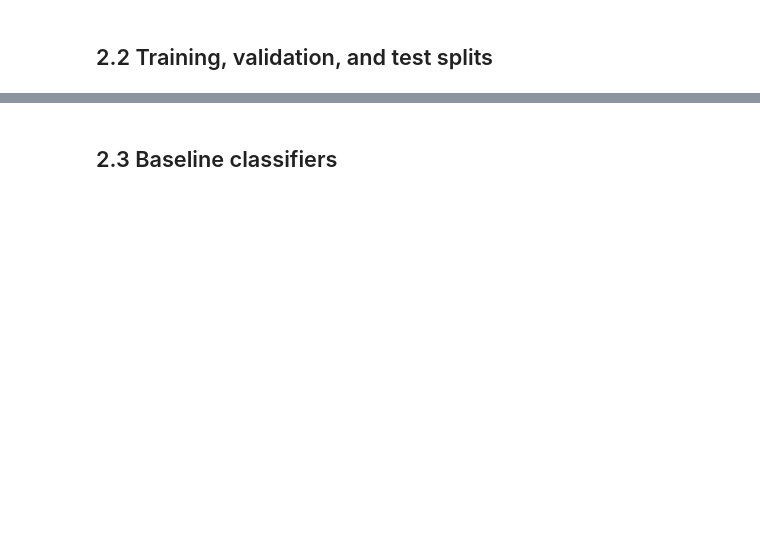
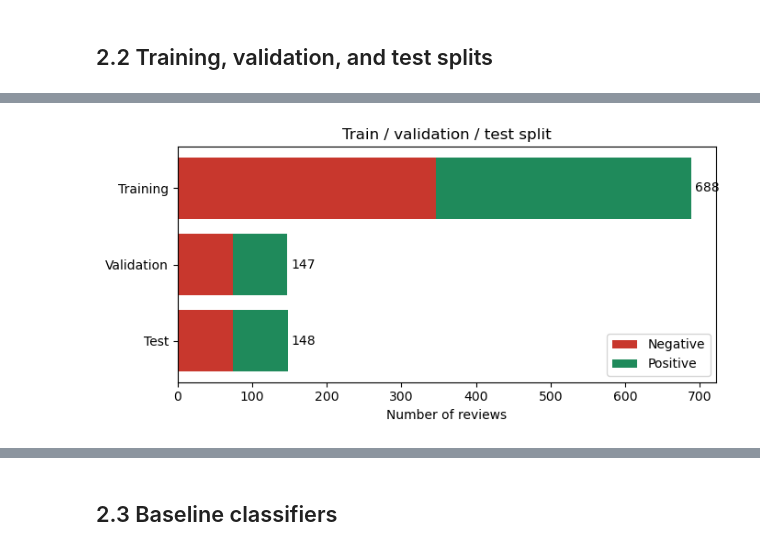
Before and after one commit to xahiru/PT22026, a Jupyter notebook: ali081/sentiment_analysis.ipynb, the cells around one changed output, grey strips where cells are left out. Cells and saved outputs as stored; diff of their text form; code cells hidden in the pictures; blank space fills up the shorter version.

```diff
--- a/ali081/sentiment_analysis.ipynb
+++ b/ali081/sentiment_analysis.ipynb
@@ -255,0 +405,98 @@ All three datasets saved.
+# %%
+import json
+
+import matplotlib.pyplot as plt
+import pandas as pd
+from sklearn.model_selection import train_test_split
+
+SEED = 42
+TRAIN_SIZE = 0.70
+VAL_SIZE = 0.15
+TEST_SIZE = 0.15
+
+assert abs(TRAIN_SIZE + VAL_SIZE + TEST_SIZE - 1.0) < 1e-9, "Split sizes must add up to 1."
+assert clean_df["review_key"].is_unique, "Duplicate review keys found: clean the data first."
+
+# Reserve part of the data for validation and testing.
+train_df, remaining_df = train_test_split(
+    clean_df,
+    test_size=VAL_SIZE + TEST_SIZE,
+    random_state=SEED,
+    stratify=clean_df["label"],
+)
+
+# Divide the remainder into validation and test sets.
+val_df, test_df = train_test_split(
+    remaining_df,
+    test_size=TEST_SIZE / (VAL_SIZE + TEST_SIZE),
+    random_state=SEED,
+    stratify=remaining_df["label"],
+)
+
+train_df = train_df.reset_index(drop=True)
+val_df = val_df.reset_index(drop=True)
+test_df = test_df.reset_index(drop=True)
+
+parts = [("Training", train_df), ("Validation", val_df), ("Test", test_df)]
+
+#checks
+assert len(train_df) + len(val_df) + len(test_df) == len(clean_df), \
+    "Some reviews were lost or duplicated during the split."
+
+train_keys = set(train_df["review_key"])
+val_keys = set(val_df["review_key"])
+test_keys = set(test_df["review_key"])
+
+assert train_keys.isdisjoint(val_keys), "Training and validation share reviews."
+assert train_keys.isdisjoint(test_keys), "Training and test share reviews."
+assert val_keys.isdisjoint(test_keys), "Validation and test share reviews."
+
+#summary
+summary = pd.DataFrame([
+    {
+        "Set": name,
+        "Reviews": len(part),
+        "Share of data": f"{len(part) / len(clean_df):.1%}",
+        "Negative": int((part["label"] == 0).sum()),
+        "Positive": int((part["label"] == 1).sum()),
+        "Positive share": f"{(part['label'] == 1).mean():.1%}",
+    }
+    for name, part in parts
+])
+display(summary)
+print("Verified: no duplicate reviews shared between sets.")
+
+#chart
+fig, ax = plt.subplots(figsize=(7, 3.5))
+names = [name for name, _ in parts]
+negatives = [int((part["label"] == 0).sum()) for _, part in parts]
+positives = [int((part["label"] == 1).sum()) for _, part in parts]
+
+ax.barh(names, negatives, color="#c8372d", label="Negative")
+ax.barh(names, positives, left=negatives, color="#1f8a5b", label="Positive")
+for i, (neg, pos) in enumerate(zip(negatives, positives)):
+    ax.text(neg + pos + 5, i, f"{neg + pos}", va="center")
+ax.invert_yaxis()
+ax.set_xlabel("Number of reviews")
+ax.set_title("Train / validation / test split")
+ax.legend(loc="lower right")
+fig.tight_layout()
+plt.show()
+
+#save
+for name, part in [("train", train_df), ("validation", val_df), ("test", test_df)]:
+    part[["review", "label"]].to_csv(data_dir / f"{name}.csv", index=False)
+
+split_info = {
+    "seed": SEED,
+    "ratios": {"train": TRAIN_SIZE, "validation": VAL_SIZE, "test": TEST_SIZE},
+    "sizes": {name.lower(): len(part) for name, part in parts},
+    "total_reviews": len(clean_df),
+    "stratified_by": "label",
+}
+(data_dir / "split_info.json").write_text(
+    json.dumps(split_info, indent=2), encoding="utf-8"
+)
+
+print("All three datasets and split_info.json saved to:", data_dir)
+# %% [output]
@@ -255,0 +508 @@ All three datasets saved.
+[figure, added]
```
Also changed, not shown: parts of 28 cells of this notebook, 37 other files.
